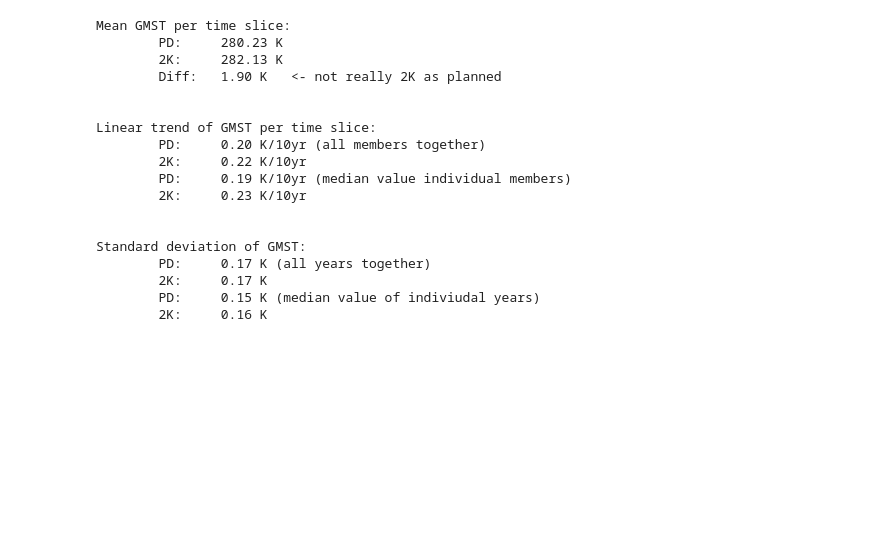
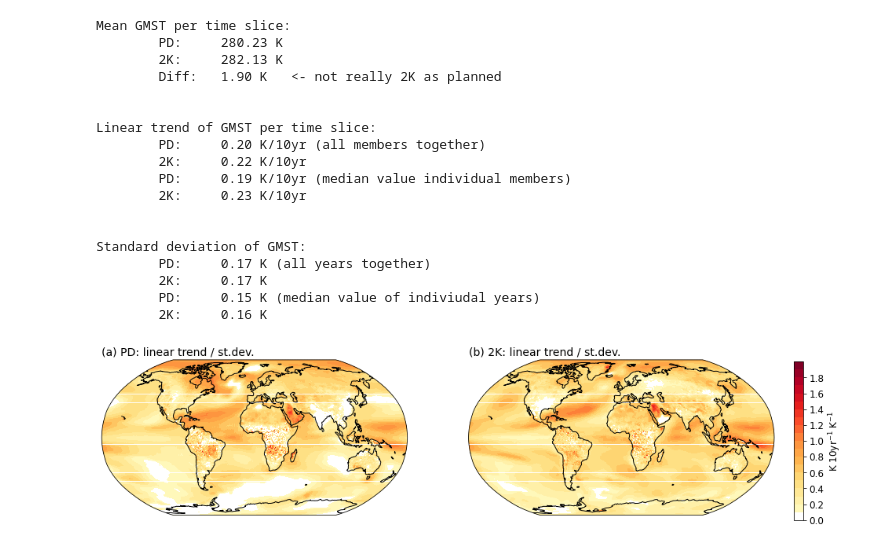
Before and after one commit to lmuntjewerf/paper_figures_KNMI-LENTIS, a Jupyter notebook: DataDescr_10yeartrend.ipynb, the cells around one changed output. Drawn from its saved outputs; the diff is of its cells as text; code cells hidden in the pictures; blank space fills up the shorter version.

```diff
--- a/DataDescr_10yeartrend.ipynb
+++ b/DataDescr_10yeartrend.ipynb
@@ -27,6 +27,7 @@ da_gmst_PD = ds_gmst_PD['gmst']
 da_gmst_slope_PD = ds_gmst_PD['gmst_slope']
 da_gmst_ens_slope_PD = ds_gmst_PD['gmst_ens_slope']
 da_tas_ens_slope_PD = ds_gmst_PD['tas_ens_slope']
+da_tas_ens_std_PD = ds_gmst_PD['tas_ens_stdev']
 ds_gmst_PD.close()
 
 ds_gmst_2K = xr.open_dataset(f"{output_directory}/gmst_ann_trends_2K.nc")
@@ -34,6 +35,7 @@ da_gmst_2K = ds_gmst_2K['gmst']
 da_gmst_slope_2K = ds_gmst_2K['gmst_slope']
 da_gmst_ens_slope_2K = ds_gmst_2K['gmst_ens_slope']
 da_tas_ens_slope_2K = ds_gmst_2K['tas_ens_slope']
+da_tas_ens_std_2K = ds_gmst_2K['tas_ens_stdev']
 ds_gmst_2K.close()
 # %% [markdown]
 #### Plot figure
@@ -151,3 +153,38 @@ Standard deviation of GMST:
         2K:     0.17 K
         PD:     0.15 K (median value of indiviudal years)
         2K:     0.16 K
+# %%
+def plot_Map(da_map,title):
+    # define colour levels, colours
+    clevs = np.arange(0,2.01,.1)
+    col_p = plt.cm.YlOrRd(np.linspace(0, 1, 20))
+    col_comb = np.vstack(([1,1,1,1],col_p[1:]))
+    my_cmap = colors.LinearSegmentedColormap.from_list('mc1', col_comb, len(clevs)-1)
+    my_cmap.set_over(col_p[-1])
+    norm = colors.BoundaryNorm(clevs,ncolors=len(clevs)-1,clip=False)
+    # plot
+    colourmap = ax.pcolormesh(da_map.lon,da_map.lat,da_map, transform=ccrs.PlateCarree(), cmap=my_cmap, norm=norm)
+    ax.set_global()
+    ax.coastlines()
+    plt.title(title,loc='left',fontsize=14)
+    return colourmap
+
+fig,ax1 = plt.subplots(figsize=(14,4))
+plt.subplots_adjust(left=0.05, bottom=0.08, right=.9, top=0.95, hspace=.4)
+
+# Trend vs St.Dev. map: PD
+ax = plt.subplot(1,2,1,projection=ccrs.Robinson())
+colourmap = plot_Map(da_tas_ens_slope_PD*10/da_tas_ens_std_PD,'(a) PD: linear trend / st.dev.')
+# Trend vs St.Dev.map: 2C
+ax = plt.subplot(1,2,2,projection=ccrs.Robinson())
+_ = plot_Map(da_tas_ens_slope_2K*10/da_tas_ens_std_2K,'(b) 2K: linear trend / st.dev.')
+# Legend
+cbar_ax = fig.add_axes([.925,0.15,.012,.7]) #xpos,ypos,xlen,ylen
+cbar = plt.colorbar(colourmap,orientation='vertical',cax=cbar_ax)
+cbar.set_label(f"K 10yr$^{{-1}}$ K$^{{-1}}$", rotation=90, fontsize=12)
+cbar.set_ticks(np.arange(0,2,.2))
+cbar.ax.tick_params(labelsize=12)
+
+plt.show()
+# %% [output]
+[figure, added]
```
Also changed, not shown: 7 other files.
